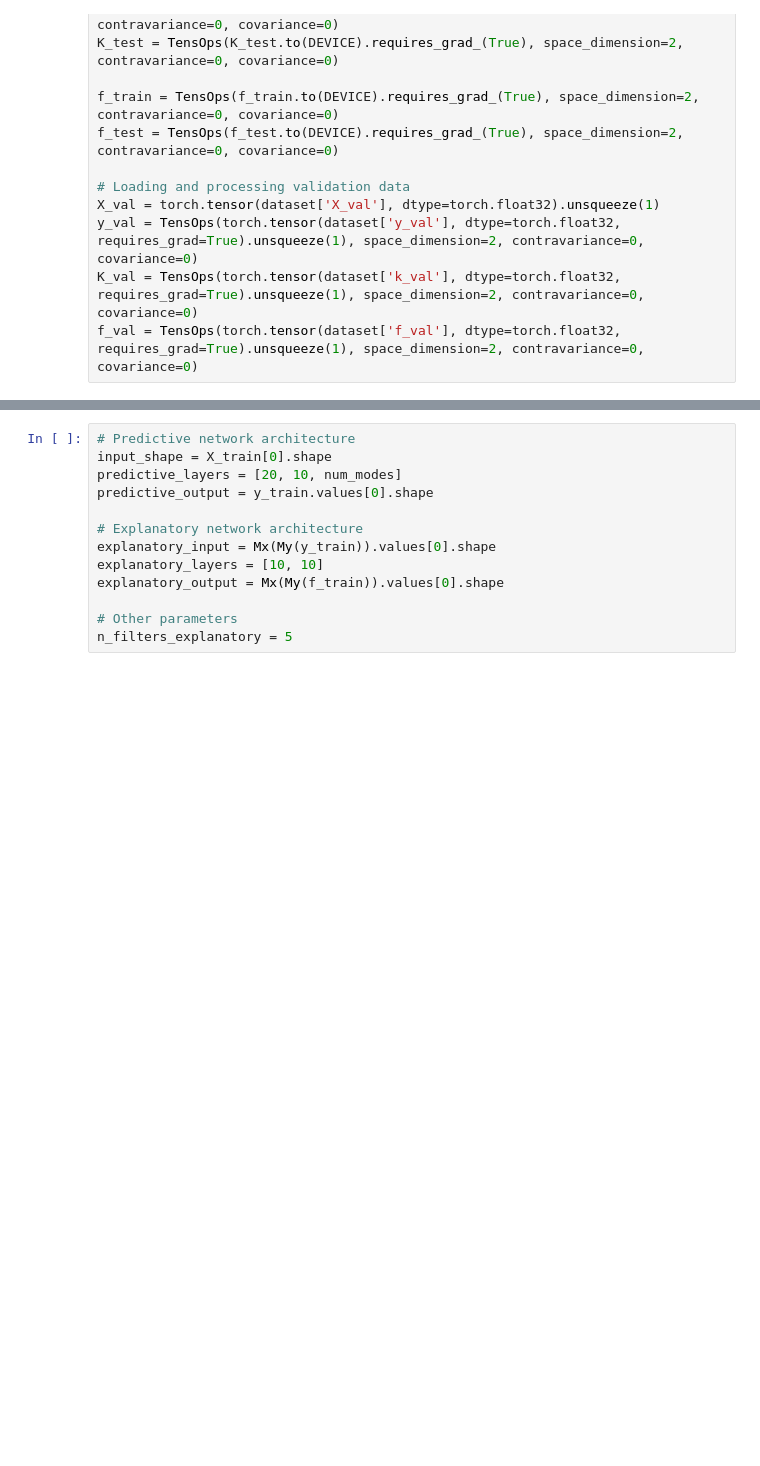
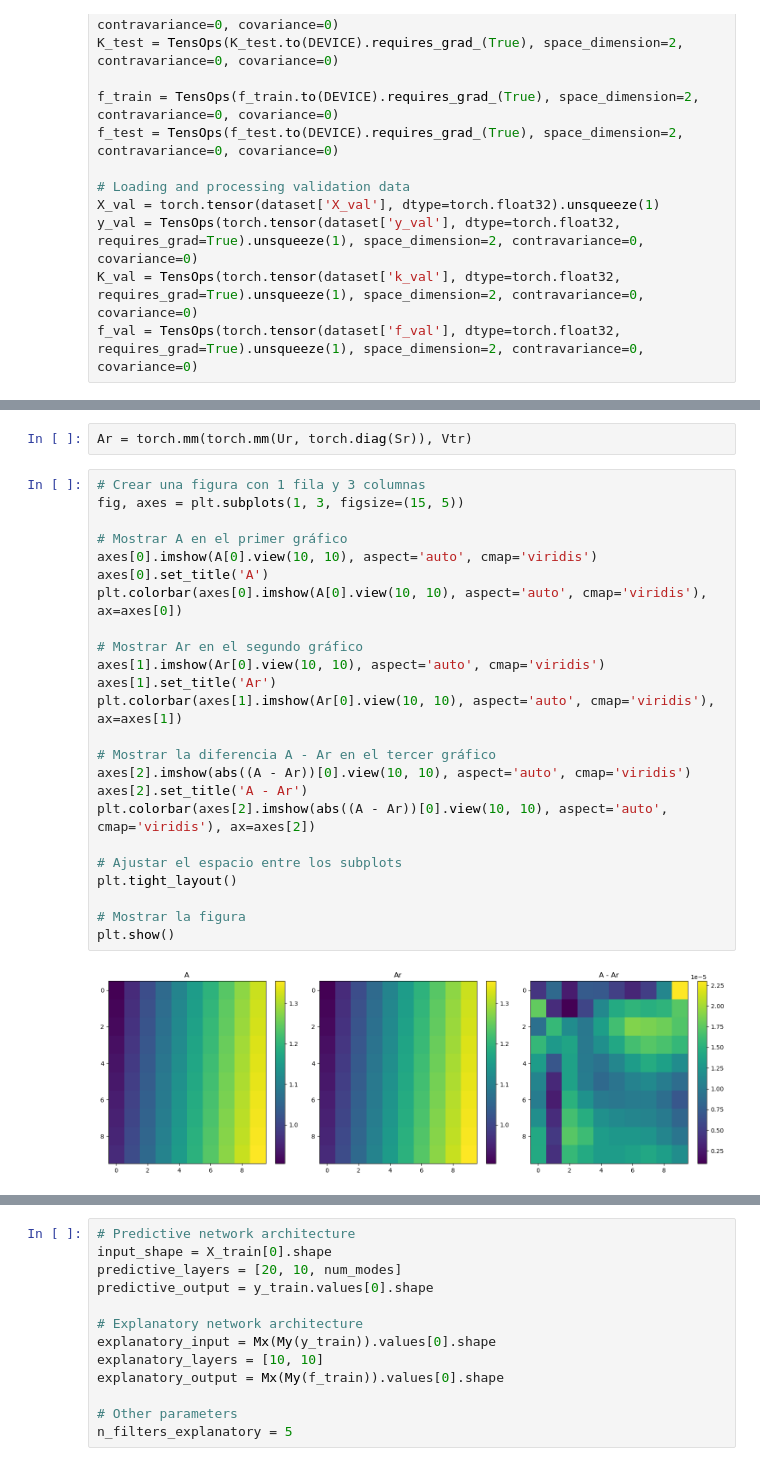
Before and after one commit to rmunozTMELab/Embedding-Oriented-PGNNIV, a Jupyter notebook: models/POD/main.ipynb, the cells around one changed output, grey strips where cells are left out. Cells and saved outputs as stored; diff of their text form; blank space fills up the shorter version.

```diff
--- a/models/POD/main.ipynb
+++ b/models/POD/main.ipynb
@@ -75,0 +108,28 @@ f_val = TensOps(torch.tensor(dataset['f_val'], dtype=torch.float32, requires_gra
+# %%
+Ar = torch.mm(torch.mm(Ur, torch.diag(Sr)), Vtr)
+# %%
+# Crear una figura con 1 fila y 3 columnas
+fig, axes = plt.subplots(1, 3, figsize=(15, 5))
+
+# Mostrar A en el primer gráfico
+axes[0].imshow(A[0].view(10, 10), aspect='auto', cmap='viridis')
+axes[0].set_title('A')
+plt.colorbar(axes[0].imshow(A[0].view(10, 10), aspect='auto', cmap='viridis'), ax=axes[0])
+
+# Mostrar Ar en el segundo gráfico
+axes[1].imshow(Ar[0].view(10, 10), aspect='auto', cmap='viridis')
+axes[1].set_title('Ar')
+plt.colorbar(axes[1].imshow(Ar[0].view(10, 10), aspect='auto', cmap='viridis'), ax=axes[1])
+
+# Mostrar la diferencia A - Ar en el tercer gráfico
+axes[2].imshow(abs((A - Ar))[0].view(10, 10), aspect='auto', cmap='viridis')
+axes[2].set_title('A - Ar')
+plt.colorbar(axes[2].imshow(abs((A - Ar))[0].view(10, 10), aspect='auto', cmap='viridis'), ax=axes[2])
+
+# Ajustar el espacio entre los subplots
+plt.tight_layout()
+
+# Mostrar la figura
+plt.show()
+# %% [output]
+[figure, added]
```
Also changed, not shown: parts of 14 cells of this notebook, 20 other files.
